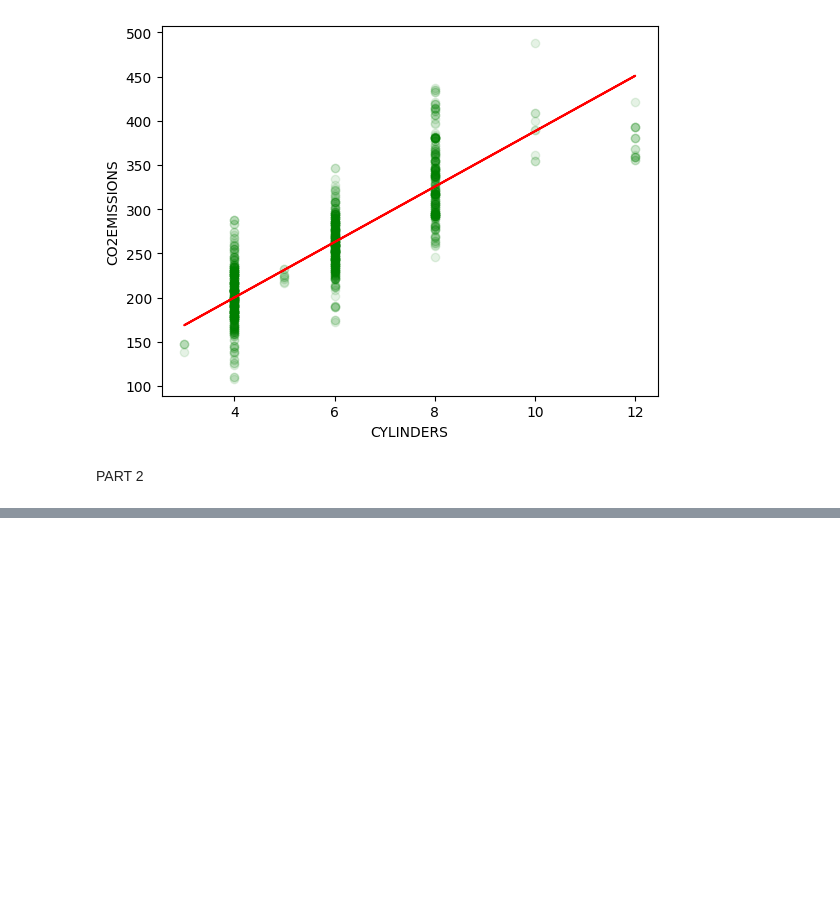
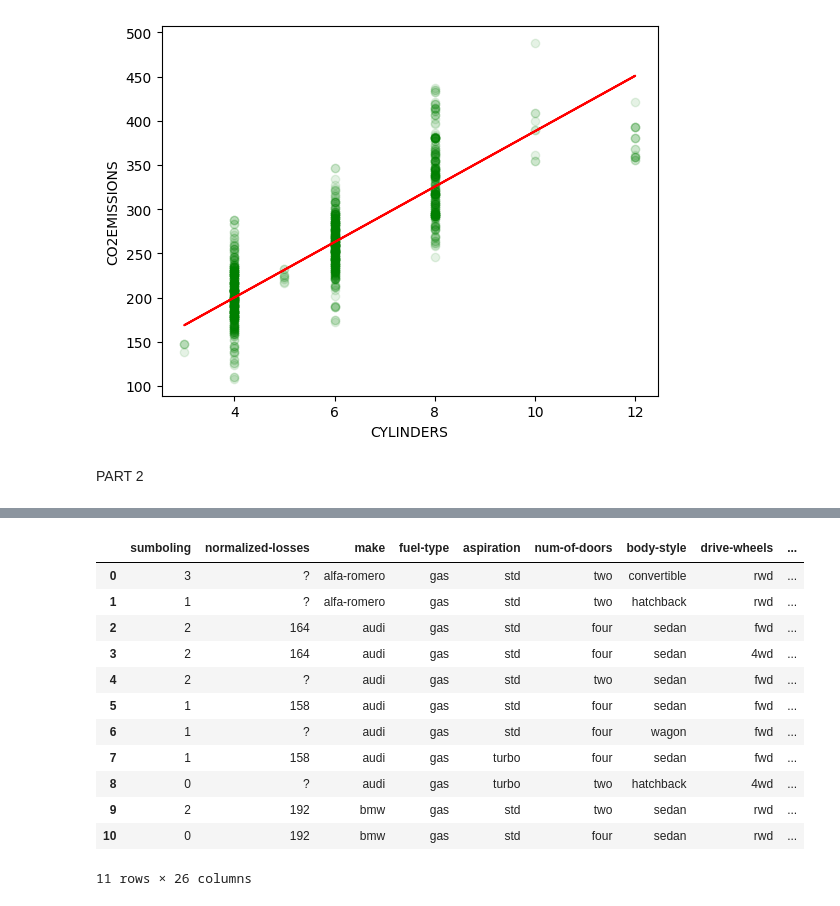
Before and after one commit to kekeli-the-light/ml-beginner, a Jupyter notebook: practice.ipynb, the cells around one changed output, grey strips where cells are left out. Cells and saved outputs as stored; diff of their text form; code cells hidden in the pictures; blank space fills up the shorter version.

```diff
--- a/practice.ipynb
+++ b/practice.ipynb
@@ -108,0 +120,17 @@ PART 2
+# %%
+df2.columns = ['sumboling', 'normalized-losses','make', 'fuel-type', 'aspiration', 'num-of-doors', 'body-style', 'drive-wheels',  'engine-location',  'wheel-base', 'length', 'width', 'height', 'curb-weight', 'engine-type', 'num-of-cylinders', 'engine-size', 'fuel-system', 'bore', 'stroke', 'compression-ratio', 'horsepower','peak-rpm', 'city-mpg', 'highway-mpg', 'price']
+df2.head(11)
+# %% [output]
+|  | sumboling | normalized-losses | make | fuel-type | aspiration | num-of-doors | body-style | drive-wheels | ... |
+| 0 | 3 | ? | alfa-romero | gas | std | two | convertible | rwd | ... |
+| 1 | 1 | ? | alfa-romero | gas | std | two | hatchback | rwd | ... |
+| 2 | 2 | 164 | audi | gas | std | four | sedan | fwd | ... |
+| 3 | 2 | 164 | audi | gas | std | four | sedan | 4wd | ... |
+| 4 | 2 | ? | audi | gas | std | two | sedan | fwd | ... |
+| 5 | 1 | 158 | audi | gas | std | four | sedan | fwd | ... |
+| 6 | 1 | ? | audi | gas | std | four | wagon | fwd | ... |
+| 7 | 1 | 158 | audi | gas | turbo | four | sedan | fwd | ... |
+| 8 | 0 | ? | audi | gas | turbo | two | hatchback | 4wd | ... |
+| 9 | 2 | 192 | bmw | gas | std | two | sedan | rwd | ... |
+| 10 | 0 | 192 | bmw | gas | std | four | sedan | rwd | ... |
+11 rows × 26 columns
```
Also changed, not shown: parts of 3 cells of this notebook, 3 other files.
